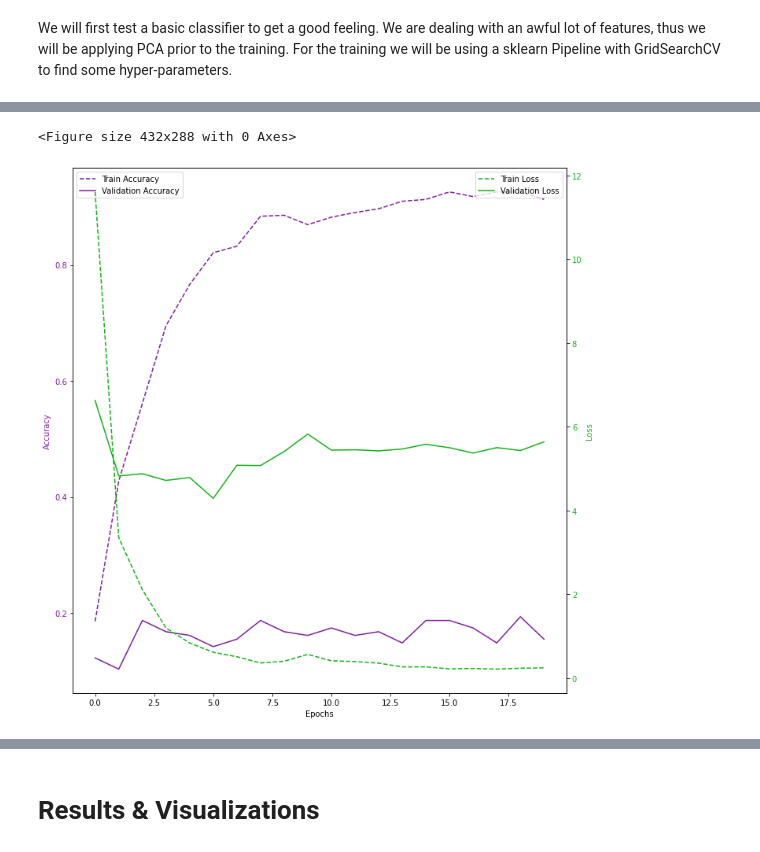
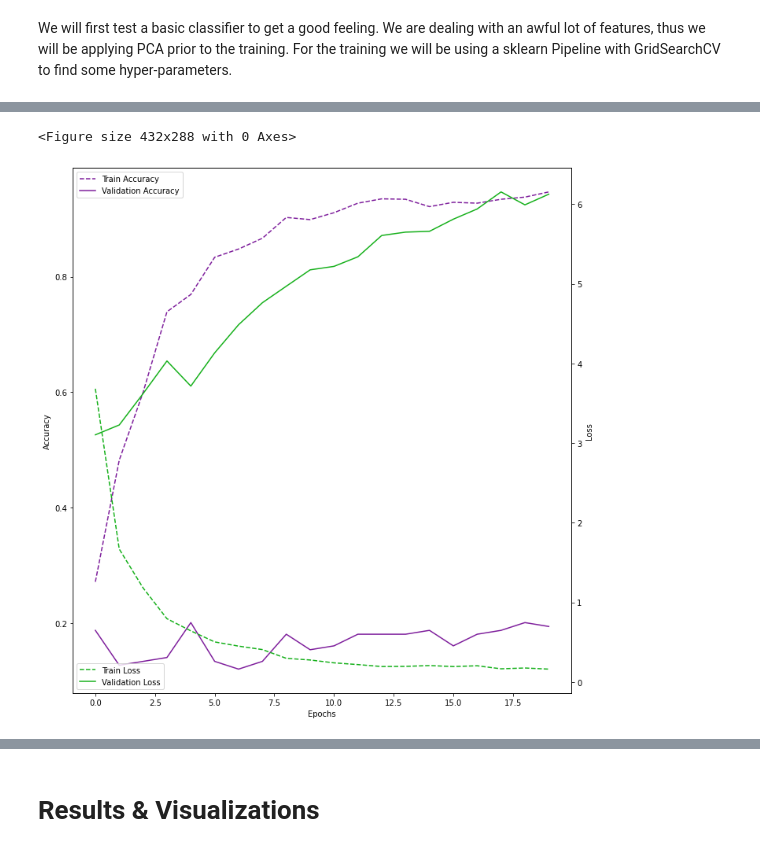
Before and after one commit to nsiicm0/SER, a Jupyter notebook: report/Report_SER.ipynb, the cells around one changed output, grey strips where cells are left out. Drawn from its saved outputs; the diff is of its cells as text; code cells hidden in the pictures.

```diff
--- a/report/Report_SER.ipynb
+++ b/report/Report_SER.ipynb
@@ -367,6 +367,6 @@ Unfortunately, the normalization does not make much of a difference (the numbers
 
 The dataset function `.load()` is meant to automate this whole process.
 # %%
-avg = lambda x: int(round(sum(x)/len(x), 0))
-dataset.load(split_at=avg)
+#avg = lambda x: int(round(sum(x)/len(x), 0))
+dataset.load(split_at=min)
 # %% [output]
@@ -536,8 +548,6 @@ weighted avg       0.41      0.43      0.39       155
 # %%
-from xgboost import XGBClassifier
-
 pca = PCA()
-xgb = XGBClassifier()
+xgb = ser.XGBoostClassifer()
 
 pipe = Pipeline(steps=[('pca', pca), ('xgb', xgb)])
 
@@ -547,4 +557,5 @@ param_grid = {
 
 search = GridSearchCV(pipe, param_grid, n_jobs=-1)
 search.fit(X_train, y_train)
+print(f'Best parameter (CV score={search.best_score_:.3f}): {search.best_params_}')
 # %% [output]
@@ -603,2 +586,4 @@ weighted avg       0.44      0.47      0.44       155
 # %%
-ker = ser.KerasClassifier(lambda: ser.KerasClassifier.build(len(emotions), 0.001, X_train.shape[1]), epochs=20, batch_size=64, verbose=1)
+ker = ser.KerasClassifier(lambda: ser.KerasClassifier.build(len(emotions), 0.001, X_train.shape[1]), epochs=20, batch_size=32, verbose=0)
+y_test_onehot = one_hot_encode(y_test, emotions.keys())
+hist = ker.fit(X_train, y_train, validation_data=(X_test, y_test_onehot))
@@ -628,23 +590,23 @@ Epoch 20/20
 # %%
 def plot_history(hist):
     plt.clf()
     fig, ax1 = plt.subplots(figsize=(10,10))
     ax1.set_xlabel('Epochs')
     ax1.set_ylabel('Accuracy')
     ax1.plot(hist.history["accuracy"], label='Train Accuracy', color='xkcd:purple', linestyle='dashed')
     ax1.plot(hist.history["val_accuracy"], label='Validation Accuracy', color='xkcd:purple', linestyle='solid')
     ax1.tick_params(axis='y')
-    ax1.legend(loc='best')
+    ax1.legend(loc='upper left')
     ax2 = ax1.twinx()
     ax2.set_ylabel('Loss')
     ax2.plot(hist.history["loss"], label='Train Loss', color='xkcd:green', linestyle='dashed')
     ax2.plot(hist.history["val_loss"], label='Validation Loss', color='xkcd:green', linestyle='solid')
     ax2.tick_params(axis='y')
-    ax2.legend(loc='best')
+    ax2.legend(loc='lower left')
     fig.tight_layout()
     plt.show()
 
 plot_history(hist)
 # %% [output]
 <Figure size 432x288 with 0 Axes>
-[figure, old version]
+[figure, new version]
```
Also changed, not shown: parts of 33 cells of this notebook.
